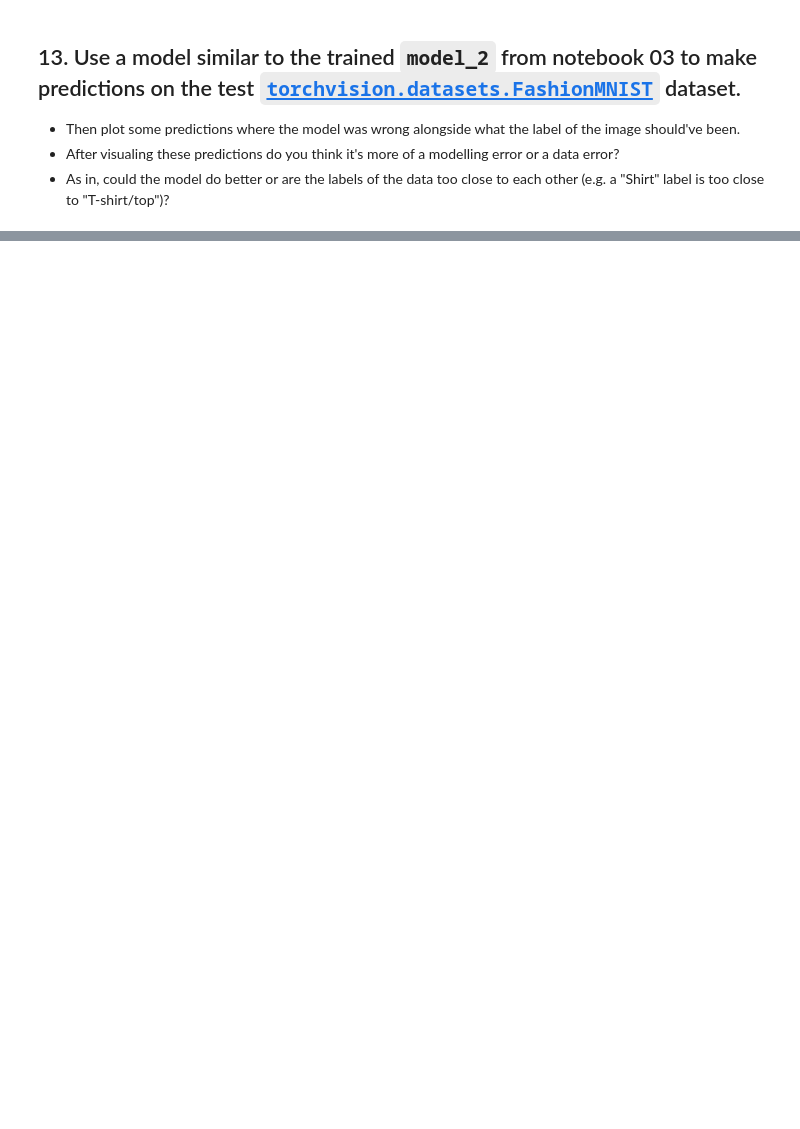
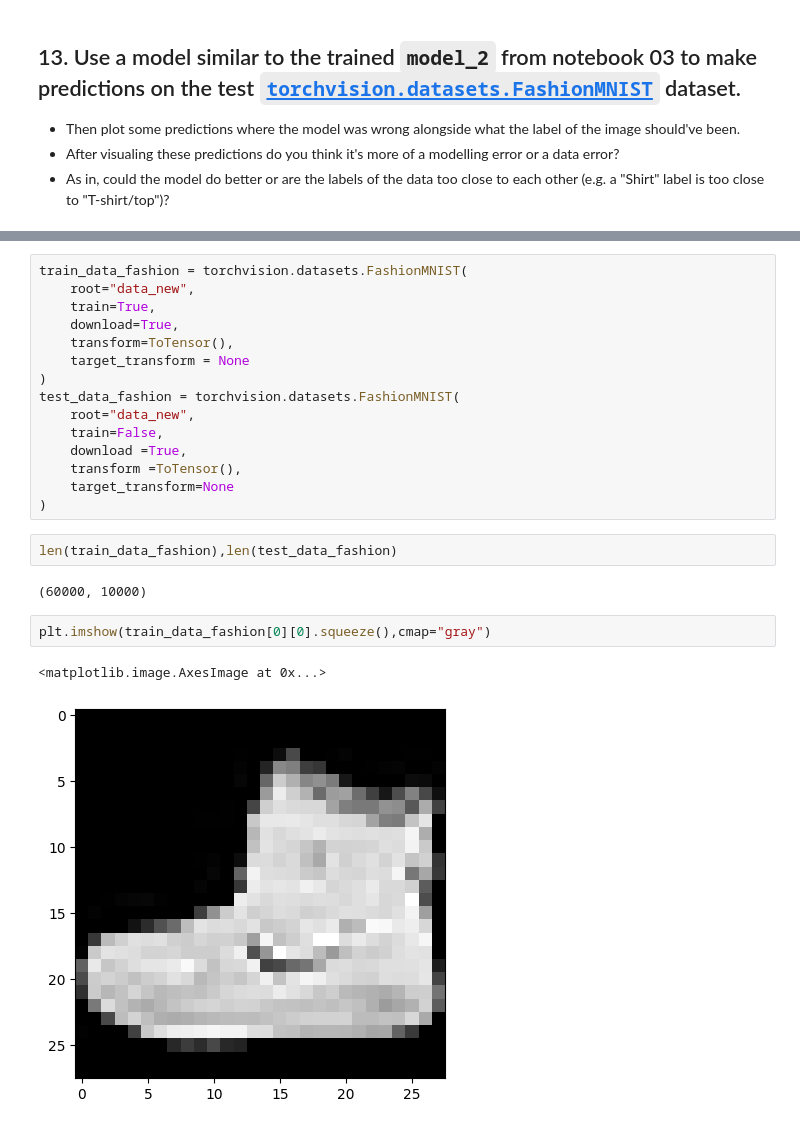
Before and after one commit to Manav010203/Quiz, a Jupyter notebook: extras/exercises/03_pytorch_computer_vision_exercises.ipynb, the cells around one changed output, grey strips where cells are left out. Saved outputs shown, nothing was run; the diff lists cells and outputs as text; blank space fills up the shorter version.

```diff
--- a/extras/exercises/03_pytorch_computer_vision_exercises.ipynb
+++ b/extras/exercises/03_pytorch_computer_vision_exercises.ipynb
@@ -138,0 +508,24 @@ ValueError: setting an array element with a sequence. The requested array has an
+# %%
+train_data_fashion = torchvision.datasets.FashionMNIST(
+    root="data_new",
+    train=True,
+    download=True,
+    transform=ToTensor(),
+    target_transform = None
+)
+test_data_fashion = torchvision.datasets.FashionMNIST(
+    root="data_new",
+    train=False,
+    download =True,
+    transform =ToTensor(),
+    target_transform=None
+)
+# %%
+len(train_data_fashion),len(test_data_fashion)
+# %% [output]
+(60000, 10000)
+# %%
+plt.imshow(train_data_fashion[0][0].squeeze(),cmap="gray")
+# %% [output]
+<matplotlib.image.AxesImage at 0x...>
+[figure, added]
```
Also changed, not shown: parts of 33 cells of this notebook.
